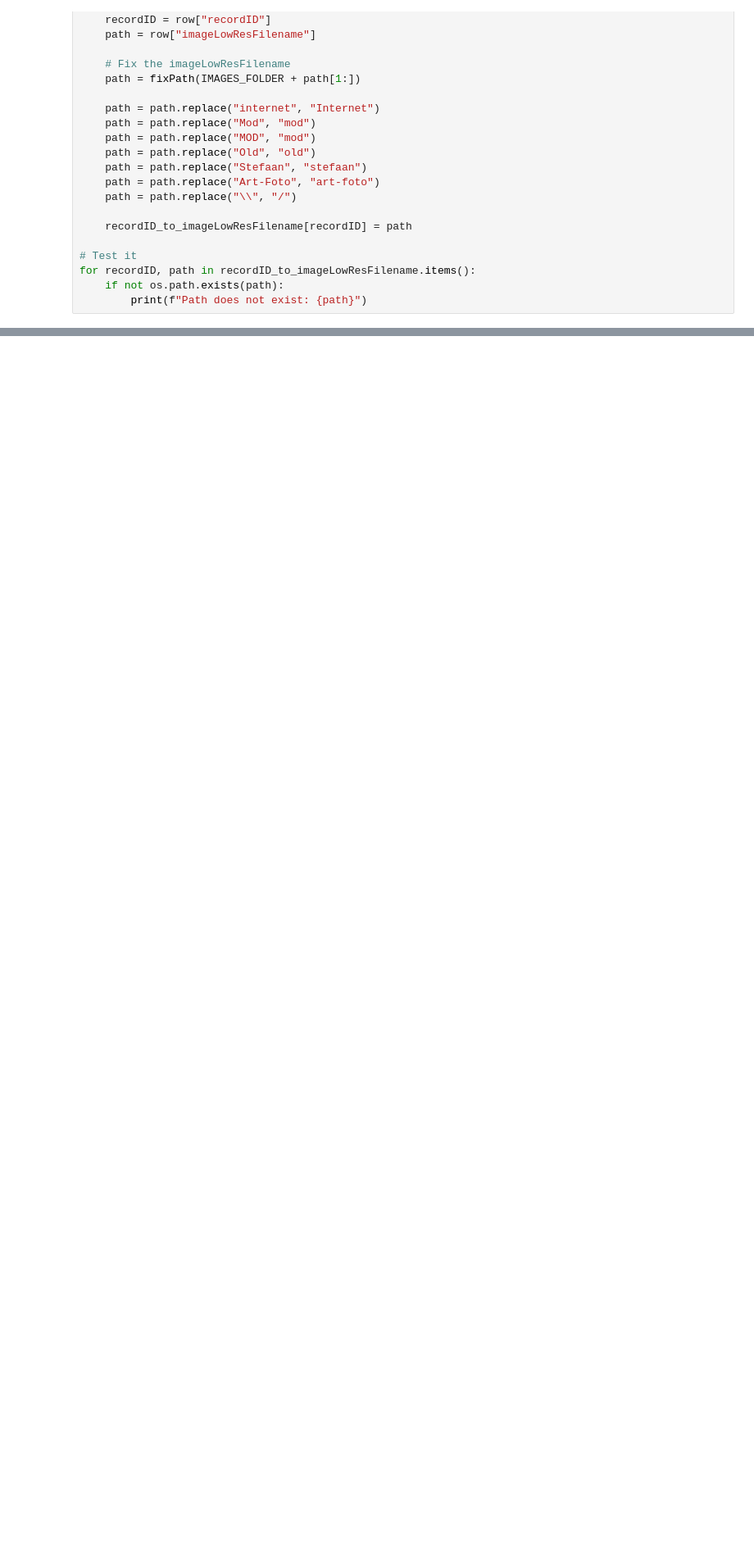
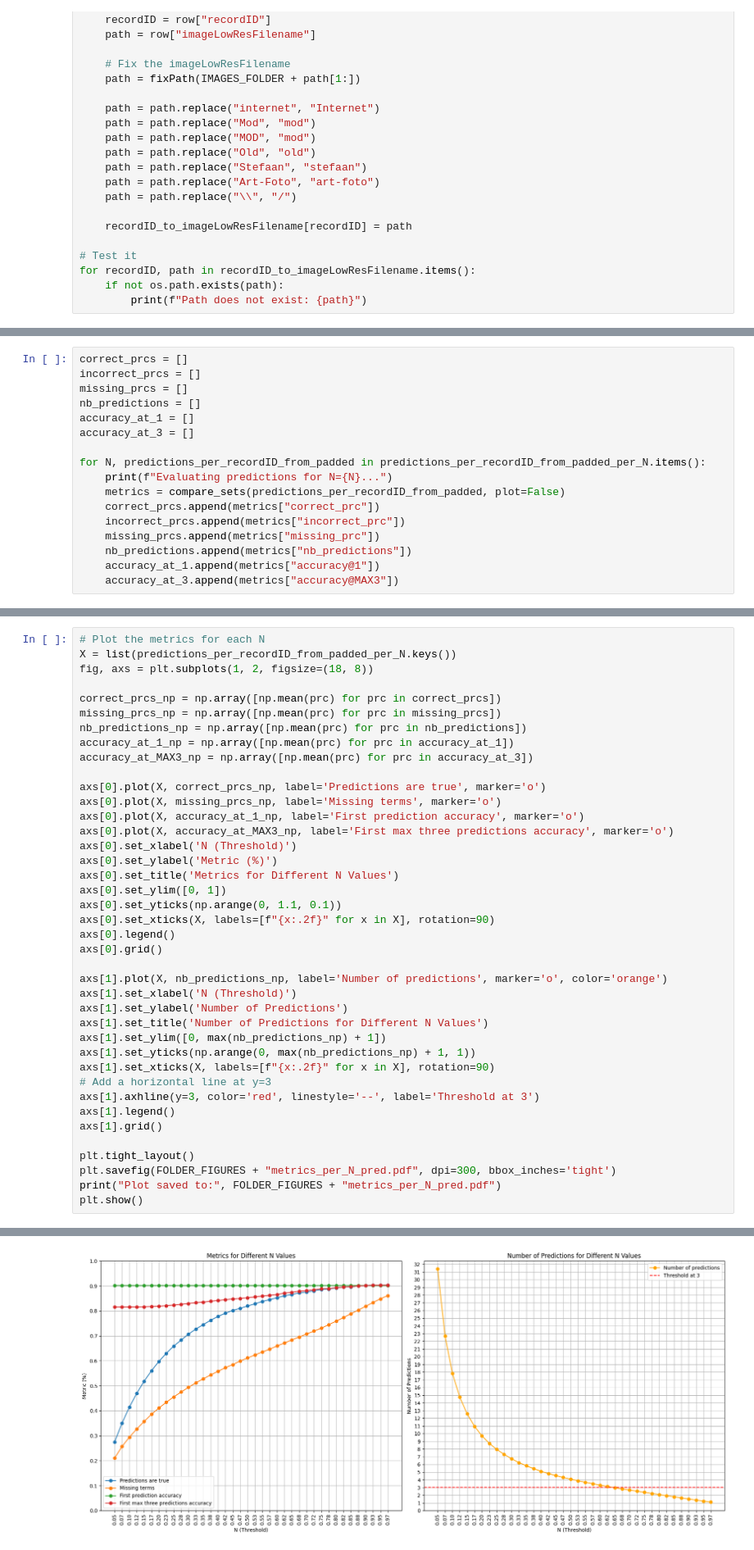
Before and after one commit to on-victorrijks/Museum-Search-Engine, a Jupyter notebook: public/notebooks/infering_iconography_using_CLIP.ipynb, the cells around one changed output, grey strips where cells are left out. Shown at 82% size. Saved outputs shown, nothing was run; the diff lists cells and outputs as text; blank space fills up the shorter version.

```diff
--- a/public/notebooks/infering_iconography_using_CLIP.ipynb
+++ b/public/notebooks/infering_iconography_using_CLIP.ipynb
@@ -378,0 +1381,17 @@ plt.show()
+# %%
+correct_prcs = []
+incorrect_prcs = []
+missing_prcs = []
+nb_predictions = []
+accuracy_at_1 = []
+accuracy_at_3 = []
+
+for N, predictions_per_recordID_from_padded in predictions_per_recordID_from_padded_per_N.items():
+    print(f"Evaluating predictions for N={N}...")
+    metrics = compare_sets(predictions_per_recordID_from_padded, plot=False)
+    correct_prcs.append(metrics["correct_prc"])
+    incorrect_prcs.append(metrics["incorrect_prc"])
+    missing_prcs.append(metrics["missing_prc"])
+    nb_predictions.append(metrics["nb_predictions"])
+    accuracy_at_1.append(metrics["accuracy@1"])
+    accuracy_at_3.append(metrics["accuracy@MAX3"])
@@ -378,0 +1416,41 @@ plt.show()
+# %%
+# Plot the metrics for each N
+X = list(predictions_per_recordID_from_padded_per_N.keys())
+fig, axs = plt.subplots(1, 2, figsize=(18, 8))
+
+correct_prcs_np = np.array([np.mean(prc) for prc in correct_prcs])
+missing_prcs_np = np.array([np.mean(prc) for prc in missing_prcs])
+nb_predictions_np = np.array([np.mean(prc) for prc in nb_predictions])
+accuracy_at_1_np = np.array([np.mean(prc) for prc in accuracy_at_1])
+accuracy_at_MAX3_np = np.array([np.mean(prc) for prc in accuracy_at_3])
+
+axs[0].plot(X, correct_prcs_np, label='Predictions are true', marker='o')
+axs[0].plot(X, missing_prcs_np, label='Missing terms', marker='o')
+axs[0].plot(X, accuracy_at_1_np, label='First prediction accuracy', marker='o')
+axs[0].plot(X, accuracy_at_MAX3_np, label='First max three predictions accuracy', marker='o')
+axs[0].set_xlabel('N (Threshold)')
+axs[0].set_ylabel('Metric (%)')
+axs[0].set_title('Metrics for Different N Values')
+axs[0].set_ylim([0, 1])
+axs[0].set_yticks(np.arange(0, 1.1, 0.1))
+axs[0].set_xticks(X, labels=[f"{x:.2f}" for x in X], rotation=90)
+axs[0].legend()
+axs[0].grid()
+
+axs[1].plot(X, nb_predictions_np, label='Number of predictions', marker='o', color='orange')
+axs[1].set_xlabel('N (Threshold)')
+axs[1].set_ylabel('Number of Predictions')
+axs[1].set_title('Number of Predictions for Different N Values')
+axs[1].set_ylim([0, max(nb_predictions_np) + 1])
+axs[1].set_yticks(np.arange(0, max(nb_predictions_np) + 1, 1))
+axs[1].set_xticks(X, labels=[f"{x:.2f}" for x in X], rotation=90)
+# Add a horizontal line at y=3
+axs[1].axhline(y=3, color='red', linestyle='--', label='Threshold at 3')
+axs[1].legend()
+axs[1].grid()
+
+plt.tight_layout()
+plt.savefig(FOLDER_FIGURES + "metrics_per_N_pred.pdf", dpi=300, bbox_inches='tight')
+print("Plot saved to:", FOLDER_FIGURES + "metrics_per_N_pred.pdf")
+plt.show()
+# %% [output]
@@ -378,0 +1458 @@ plt.show()
+[figure, added]
```
Also changed, not shown: parts of 45 cells of this notebook, 27 other files.
